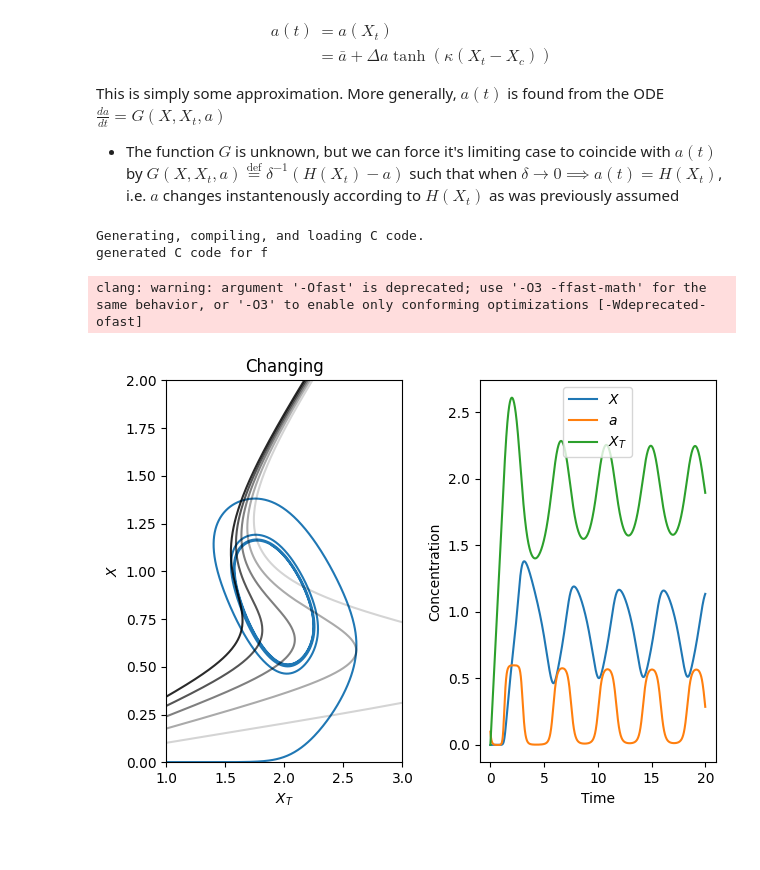
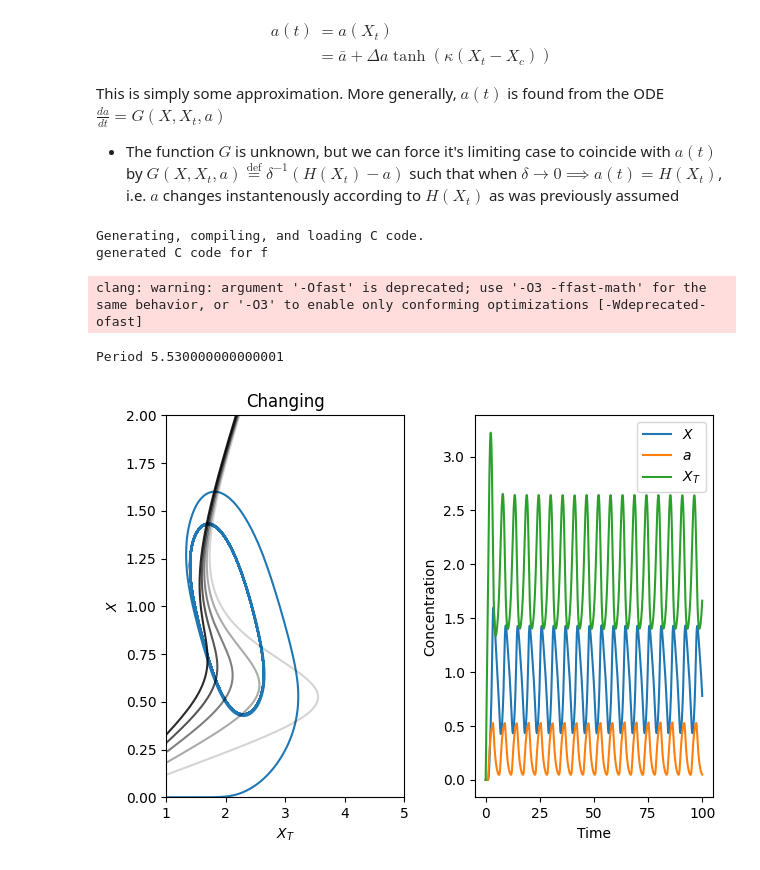
Before and after one commit to naomisduggan/PMOCS, a Jupyter notebook: luuk/luukstuff.ipynb, the cells around one changed output. Drawn from its saved outputs; the diff is of its cells as text; code cells hidden in the pictures.

```diff
--- a/luuk/luukstuff.ipynb
+++ b/luuk/luukstuff.ipynb
@@ -26,57 +139,58 @@ This is simply some approximation. More generally, $a(t)$ is found from the ODE
 
 * The function $G$ is unknown, but we can force it's limiting case to coincide with $a(t)$ by $G(X, X_t, a) \overset{\text{def}}{=} \delta^{-1} \left(H(X_t) - a\right)$ such that when $\delta \rightarrow 0 \implies a(t) = H(X_t)$, i.e. $a$ changes instantenously according to $H(X_t)$ as was previously assumed
 # %%
-p = dict(b=1., K=1, n=5, ap=0.1, bp=1., Kp=1., m=5)
-a = 0.3
-
-# Hill functions
-def f(x, a):
-    return a + p['b']*x**p['n']/(p['K']**p['n'] + x**p['n'])
+def f(x,a):
+    return a +p['b']*x**p['n']/(p['K']**p['n'] + x**p['n'])
 def g(x):
     return p['ap']+p['bp']*p['Kp']**p['m']/(p['Kp']**p['m'] + x**p['m'])
 
+def F(x, xc):
+    #function which returns values between -1 and 1
+    return sp.tanh(kappa*(x-xc))
+def Fn(x, xc):
+    return np.tanh(kappa*(x-xc))
 
-# compute static switch
-switch= cs.ResponseOneEnzymeXt(a=a, **p)
+p = dict(b=1., K=1, n=5, ap=0.1, bp=1., Kp=1., m=5)
+a = 0.3
+da = 0.3
+
+kX = 1.7
+kappa = 5.0
+epsilon = 1
+delta = 1
+
+# static switch a = 0.3
+switch = cs.ResponseOneEnzymeXt(a=a, **p)
 switchdat = []
 
 switch.setcontpars(0.01,2000)
 switch.setstart(0,0,[0.1,0.1])
 switch.compute_responsecurve()
 
-
-kX = 1.6
-kappa = 5.0
-epsilon = 1.0
-delta = 0.1
-
 # threshold value used in a(X_T)
 Xc = 0.5*(switch.folds[0][0] + switch.folds[1][0])
-
-def F(x, xc):
-    return sp.tanh(kappa*(x-xc))
-def Fn(x, xc):
-    return np.tanh(kappa*(x-xc))
 
 fig, axes = plt.subplots(1,2)
 
 # simulate once for a static, once for a changing switch
 # for i, da in enumerate([0, 0.3]):
+
+
 dxdt = [
     1/epsilon * (f(y(0), y(2)) * (y(1) - y(0)) - g(y(0)) * y(0)),
     kX - y(1) * y(0),
     1/delta*(a + da * F(y(1), Xc) - y(2))
 ]
 
-# jitcdde takes a list of expressions for each dimensions: X and X_t in this case
-y0 = [0,0,0.1] # initial condition X=X_t=0, a=0.1
+# jitcode takes a list of expressions for each dimensions: X and X_t in this case
+y0 = [0,0,0] # initial condition X=X_t=0, a=0.1
 odesys = jitcode(dxdt)
 odesys.set_integrator('RK45')
 odesys.set_initial_value(y0)
 
 timeseries = []
 
-tv = np.arange(odesys.t, odesys.t + 20, 0.01)
+tv = np.arange(odesys.t, odesys.t + 100, 0.01)
 for time in tv: # integrate over time range
     timeseries.append( odesys.integrate(time) )
 
@@ -84,41 +198,55 @@ timeseries = np.array(timeseries)
 Xv = timeseries[:,0]
 XTv = timeseries[:,1]
 av = timeseries[:,2]
+dav = np.diff(av)
 
 axes[0].plot(XTv,Xv)
 axes[1].plot(tv, Xv, label='$X$')
 axes[1].plot(tv, av, label='$a$')
+# axes[2].plot(tv[:-1], dav, label='$da$')
 axes[1].plot(tv, XTv, label='$X_T$')
-
 
 # add labels etc
 axes[0].set_xlabel('$X_T$')
 axes[0].set_ylabel('$X$')
-axes[0].set_xlim(1,3)
+axes[0].set_xlim(1,5)
 axes[0].set_ylim(0,2)
 
+# period oscillation
+# per, amp = csu.getperiodamplitude(tv, Xv)
+# print('Period {}\nAmplitude {}'.format(per, amp))
+
+ct = csu.getcrossingtimes_twothresholds(tv, Xv, switch.folds[1][1], switch.folds[0][1])
+if len(ct)>3:
+    per2 = abs(ct[-1][0]-ct[-3][0])
+else:
+    per2=0
+
+print('Period {}'.format(per2))
 
 # plot snapshots for the changing switch
 # use a range of a values in between min and max a attained in the limit cycle
 n=6
 lowa = np.min(av[-500:])
 higha = np.max(av[-500:])
 
 for i, aa in enumerate(np.linspace(lowa, higha, n)):
+    # mutate static switch object
     switch.a=aa
     switch.compute_responsecurve()
     axes[0].plot(switch.xtv, switch.xv, color='k', alpha=i/n)
 
 axes[1].set_xlabel('Time')
 axes[1].set_ylabel('Concentration')
 axes[1].legend()
 
 # axes[0].set_title('Static')
 axes[0].set_title('Changing')
 plt.tight_layout()
 plt.show()
 # %% [output]
 Generating, compiling, and loading C code.
 generated C code for f
 clang: warning: argument '-Ofast' is deprecated; use '-O3 -ffast-math' for the same behavior, or '-O3' to enable only conforming optimizations [-Wdeprecated-ofast]
+Period 5.530000000000001
-[figure, old version]
+[figure, new version]
```
Also changed, not shown: parts of 5 cells of this notebook.
